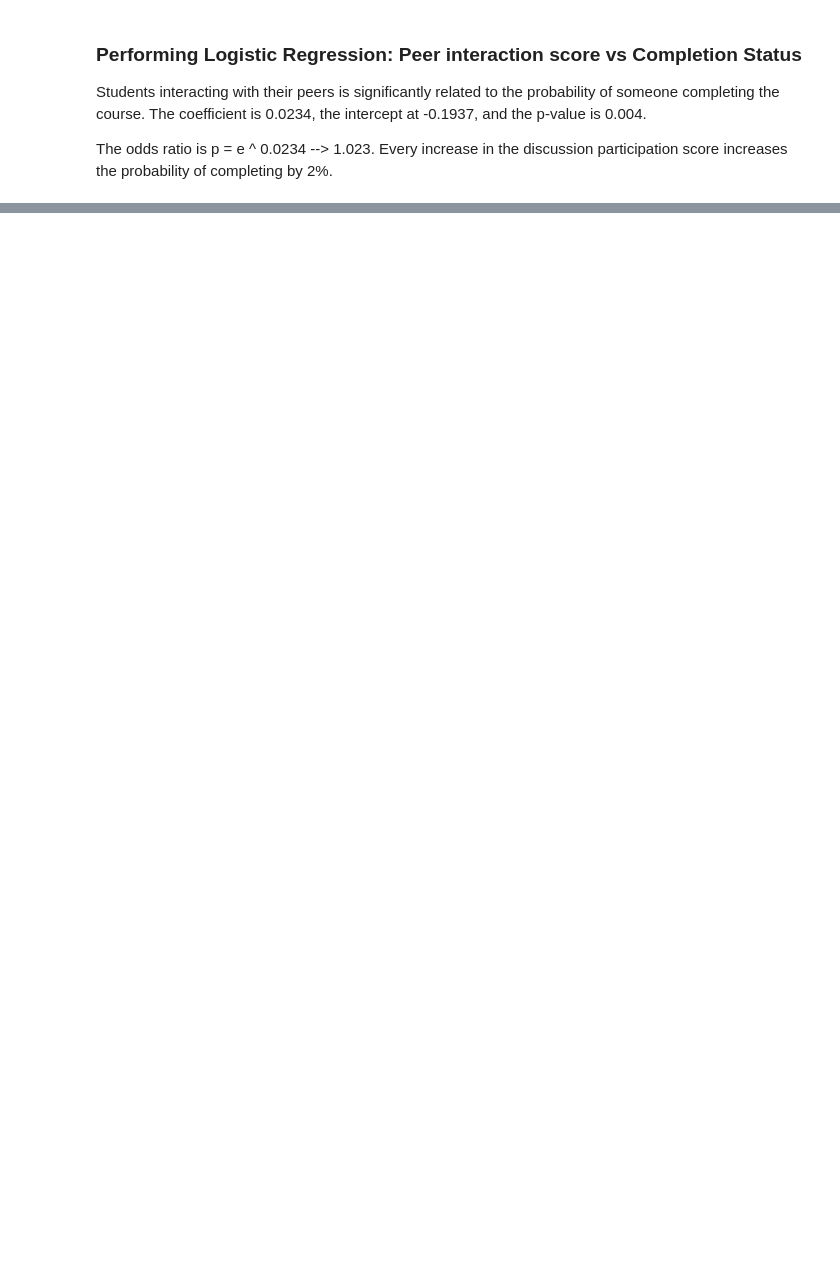
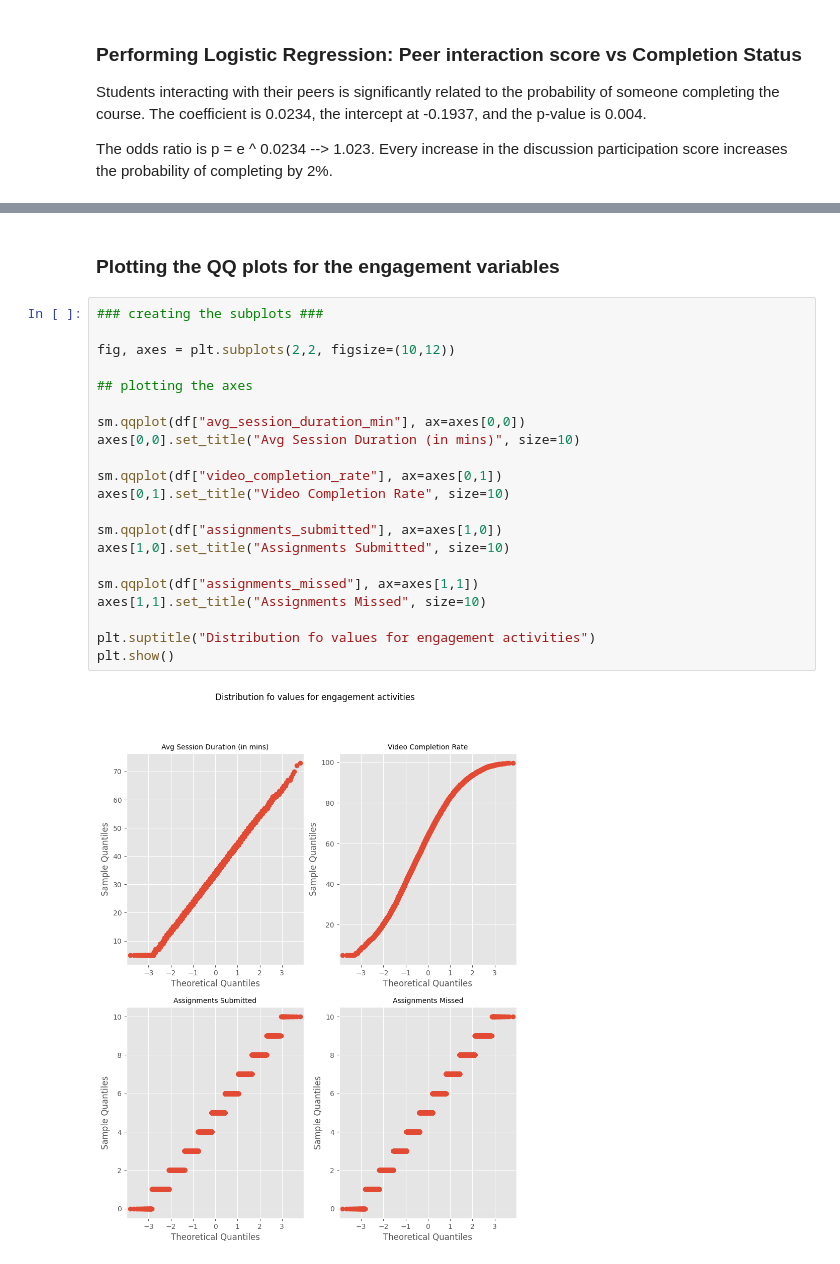
Before and after one commit to boredanalyst/Predicting-Course-Completion-Using-Student-Engagement, a Jupyter notebook: student-engagement-vs-course-completion.ipynb, the cells around one changed output, grey strips where cells are left out. Saved outputs shown, nothing was run; the diff lists cells and outputs as text; blank space fills up the shorter version.

Commit message:
Kaggle Notebook | Student Engagement vs Course Completion | Version 8

```diff
--- a/student-engagement-vs-course-completion.ipynb
+++ b/student-engagement-vs-course-completion.ipynb
@@ -595,0 +600,25 @@ peer_interaction_score     0.0234      0.008      2.887      0.004       0.008
+# %% [markdown]
+### Plotting the QQ plots for the engagement variables ###
+# %%
+### creating the subplots ###
+
+fig, axes = plt.subplots(2,2, figsize=(10,12))
+
+## plotting the axes
+
+sm.qqplot(df["avg_session_duration_min"], ax=axes[0,0])
+axes[0,0].set_title("Avg Session Duration (in mins)", size=10)
+
+sm.qqplot(df["video_completion_rate"], ax=axes[0,1])
+axes[0,1].set_title("Video Completion Rate", size=10)
+
+sm.qqplot(df["assignments_submitted"], ax=axes[1,0])
+axes[1,0].set_title("Assignments Submitted", size=10)
+
+sm.qqplot(df["assignments_missed"], ax=axes[1,1])
+axes[1,1].set_title("Assignments Missed", size=10)
+
+plt.suptitle("Distribution fo values for engagement activities")
+plt.show()
+# %% [output]
+[figure, added]
```
Also changed, not shown: parts of 15 cells of this notebook.
